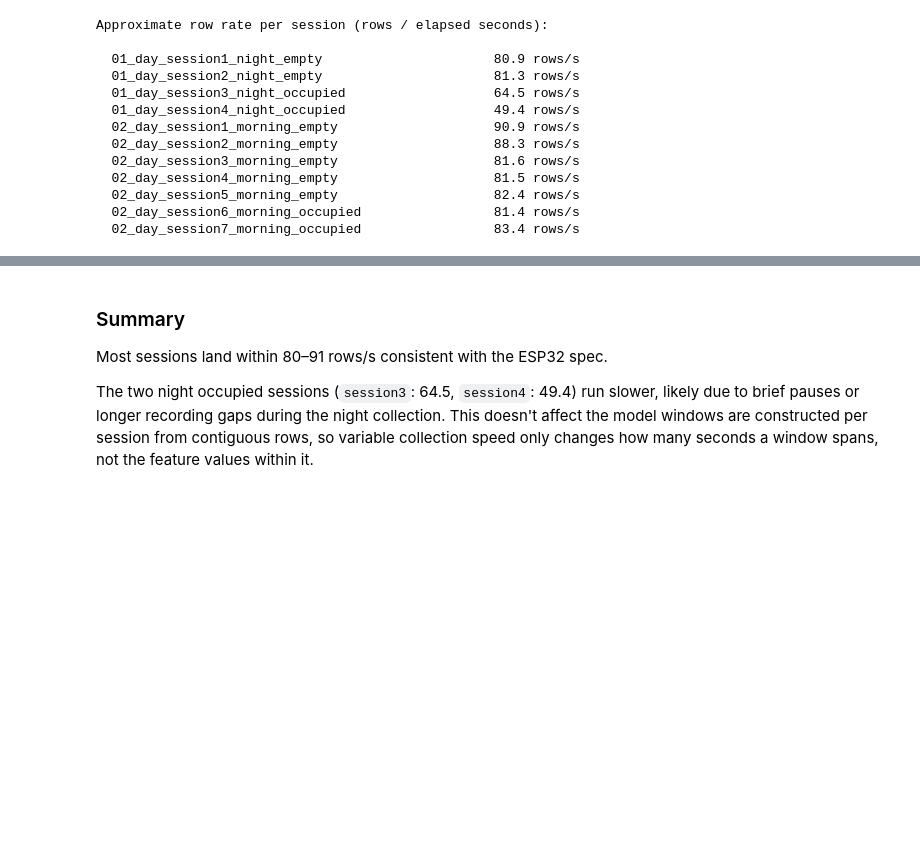
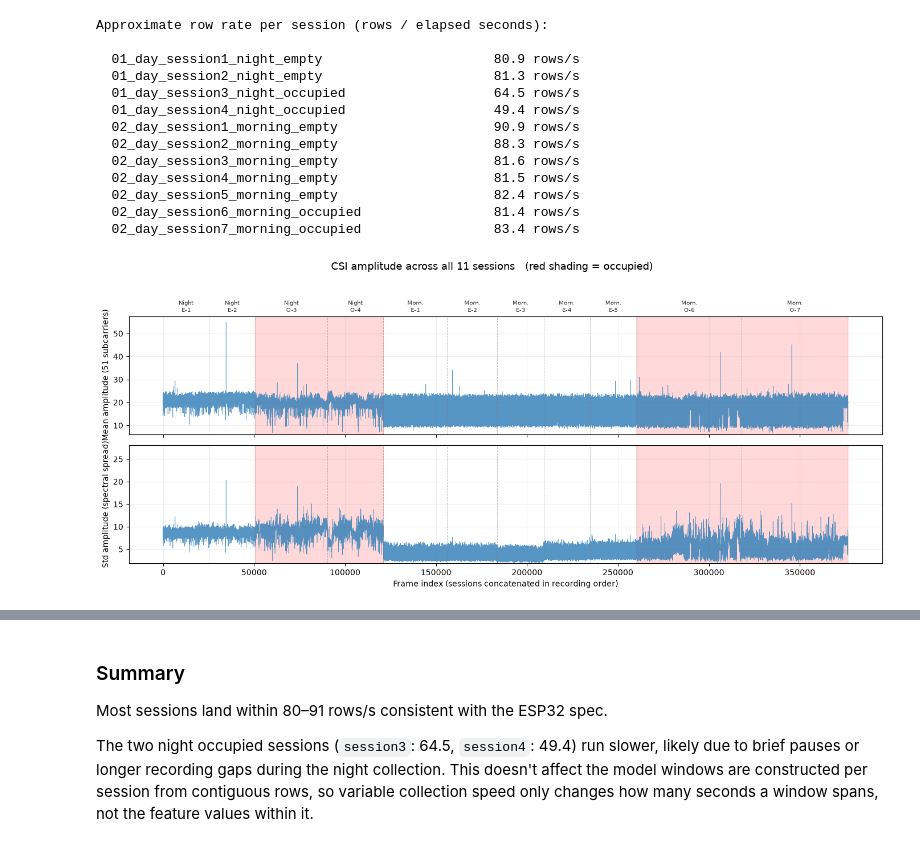
Before and after one commit to Nur2424/wifi-presence-detection, a Jupyter notebook: esp32/full-study-notebooks/00_preprocessing.ipynb, the cells around one changed output, grey strips where cells are left out. Drawn from its saved outputs; the diff is of its cells as text; code cells hidden in the pictures; blank space fills up the shorter version.

Commit message:
Added code cell which generates the CSI amplitude overview across all sessions of full-study data

```diff
--- a/esp32/full-study-notebooks/00_preprocessing.ipynb
+++ b/esp32/full-study-notebooks/00_preprocessing.ipynb
@@ -355,3 +355,72 @@ Approximate row rate per session (rows / elapsed seconds):
   02_day_session5_morning_empty                    82.4 rows/s
   02_day_session6_morning_occupied                 81.4 rows/s
   02_day_session7_morning_occupied                 83.4 rows/s
+# %%
+# --- Plot: CSI signal overview across all sessions ---
+import re
+
+# Sessions in recording order (preserves concat order)
+seen, session_names_ordered = set(), []
+for s in data["session"]:
+    if s not in seen:
+        seen.add(s)
+        session_names_ordered.append(s)
+
+def get_short(sess_name):
+    n   = sess_name.lower()
+    day = "Night" if "night" in n else "Morn."
+    occ = "O" if "occupied" in n else "E"
+    num = (re.findall(r"\d+", sess_name) or ["?"])[-1]
+    return f"{day}\n{occ}-{num}"
+
+# Concatenate sessions in order, track boundaries
+chunks, session_meta, offset = [], [], 0
+for sess in session_names_ordered:
+    grp = data[data["session"] == sess].reset_index(drop=True)
+    if grp.empty:
+        continue
+    chunks.append(grp)
+    session_meta.append((offset, offset + len(grp) - 1, get_short(sess)))
+    offset += len(grp)
+
+concat = pd.concat(chunks, ignore_index=True)
+
+# Compute inline in case this cell runs before step 3
+concat["csi_mean"] = concat[KEEP_COLS].mean(axis=1)
+concat["csi_std"]  = concat[KEEP_COLS].std(axis=1)
+
+x    = np.arange(len(concat))
+occ  = (concat["label"].values == "occupied")   # boolean mask → red shading
+STEP = 10
+
+fig, axes = plt.subplots(2, 1, figsize=(14, 6), sharex=True)
+fig.suptitle("CSI amplitude across all 11 sessions   (red shading = occupied)", fontsize=13)
+
+for ax, col, ylabel in zip(
+    axes,
+    ["csi_mean", "csi_std"],
+    ["Mean amplitude (51 subcarriers)", "Std amplitude (spectral spread)"],
+):
+    ymin, ymax = float(concat[col].min()), float(concat[col].max())
+    ax.plot(x[::STEP], concat[col].values[::STEP],
+            linewidth=0.4, alpha=0.8, color="#2C7BB6")
+    ax.fill_between(x, ymin, ymax, where=occ,
+                    alpha=0.15, color="red", zorder=0)
+    for start, *_ in session_meta[1:]:
+        ax.axvline(x=start, color="gray", linewidth=0.7, linestyle="--", alpha=0.5)
+    ax.set_ylabel(ylabel, fontsize=10)
+    ax.set_ylim(ymin, ymax)
+    ax.grid(True, alpha=0.2)
+
+for start, end, short in session_meta:
+    mid = (start + end) / 2
+    axes[0].text(mid, 1.02, short, ha="center", va="bottom",
+                 fontsize=7.5, color="#333333",
+                 transform=axes[0].get_xaxis_transform())
+
+axes[1].set_xlabel("Frame index (sessions concatenated in recording order)", fontsize=10)
+fig.tight_layout(rect=[0, 0, 1, 0.95])
+plt.savefig(f"{SAVE_DIR}/00_full_temporal_signal.png", dpi=150, bbox_inches="tight")
+plt.show()
+# %% [output]
+[figure, added]
```
Also changed, not shown: parts of 1 cell of this notebook.
